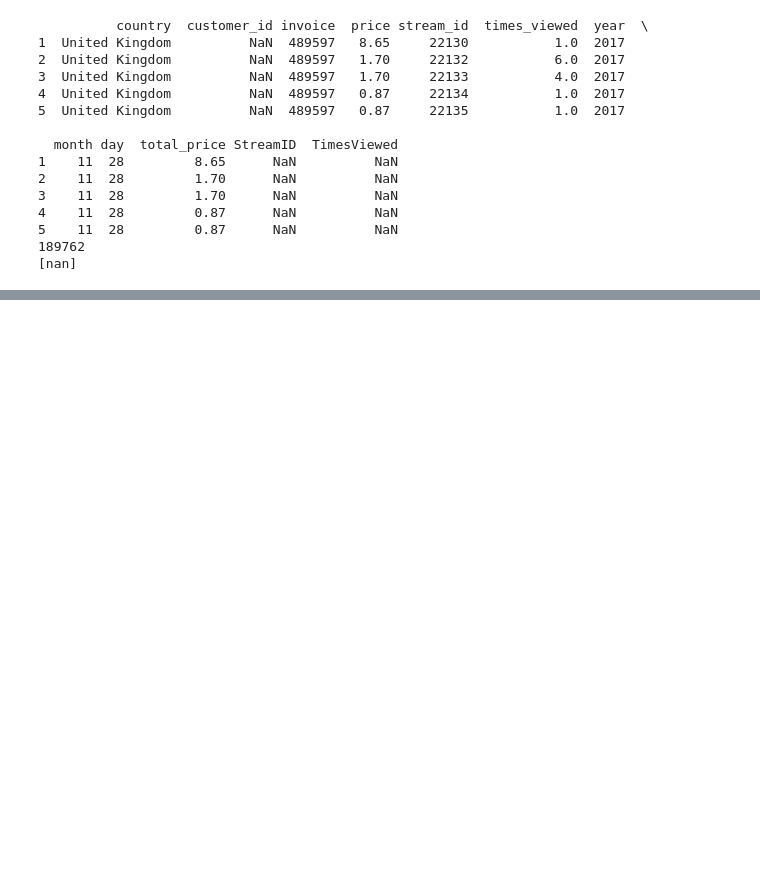
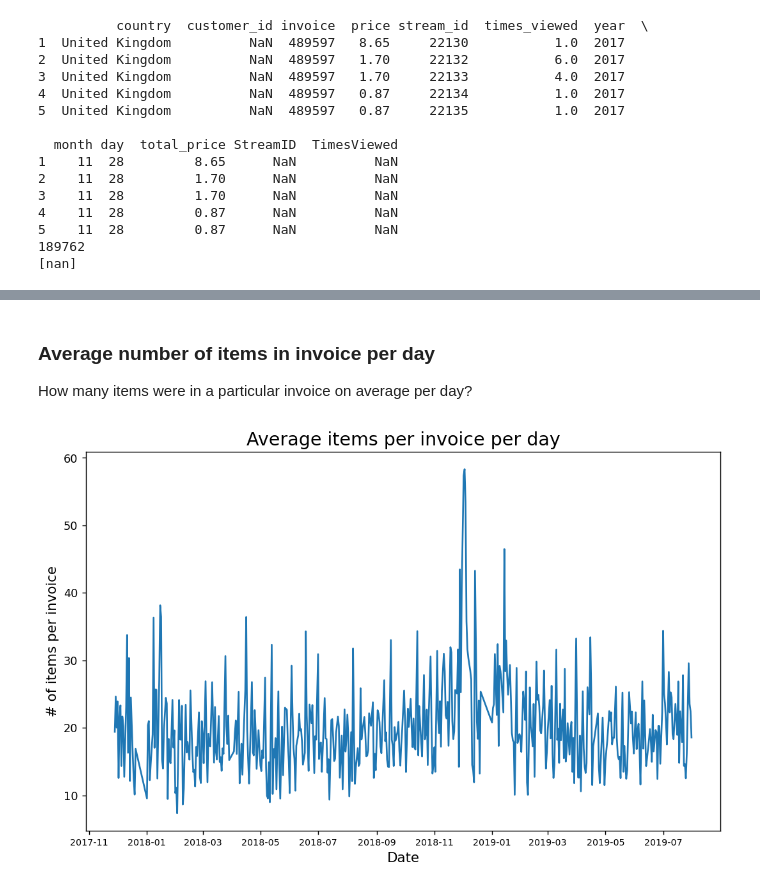
Before and after one commit to grquigg/ai-workflow-capstone, a Jupyter notebook: exploration.ipynb, the cells around one changed output, grey strips where cells are left out. Saved outputs shown, nothing was run; the diff lists cells and outputs as text; code cells hidden in the pictures; blank space fills up the shorter version.

```diff
--- a/exploration.ipynb
+++ b/exploration.ipynb
@@ -235,0 +392,20 @@ date
+# %% [markdown]
+### Average number of items in invoice per day ###
+
+How many items were in a particular invoice on average per day?
+# %%
+#first group number of invoices by day
+#
+avg_invoices = df[["date", "invoice"]].groupby(["date"]).count()
+avg_invoices = avg_invoices.merge(count_invoices, on="date", how='inner')
+avg_invoices.rename(columns={"invoice_x": "Total items per invoice", "invoice_y": "Total unique invoices"}, inplace=True)
+avg_invoices["avg per invoice"] = avg_invoices.apply(lambda x: x["Total items per invoice"] / x["Total unique invoices"], axis=1)
+fig = plt.figure(dpi=128, figsize=(10,6))
+plt.plot(avg_invoices.index, avg_invoices["avg per invoice"])
+plt.title("Average items per invoice per day", fontdict={"fontsize": 16})
+plt.xlabel("Date", fontdict={"fontsize": 12})
+plt.ylabel("# of items per invoice", fontdict={"fontsize": 12})
+plt.tick_params(axis='x', which='major', labelsize=8)
+plt.show()
+# %% [output]
+[figure, added]
```
Also changed, not shown: parts of 39 cells of this notebook, 1 other file.
